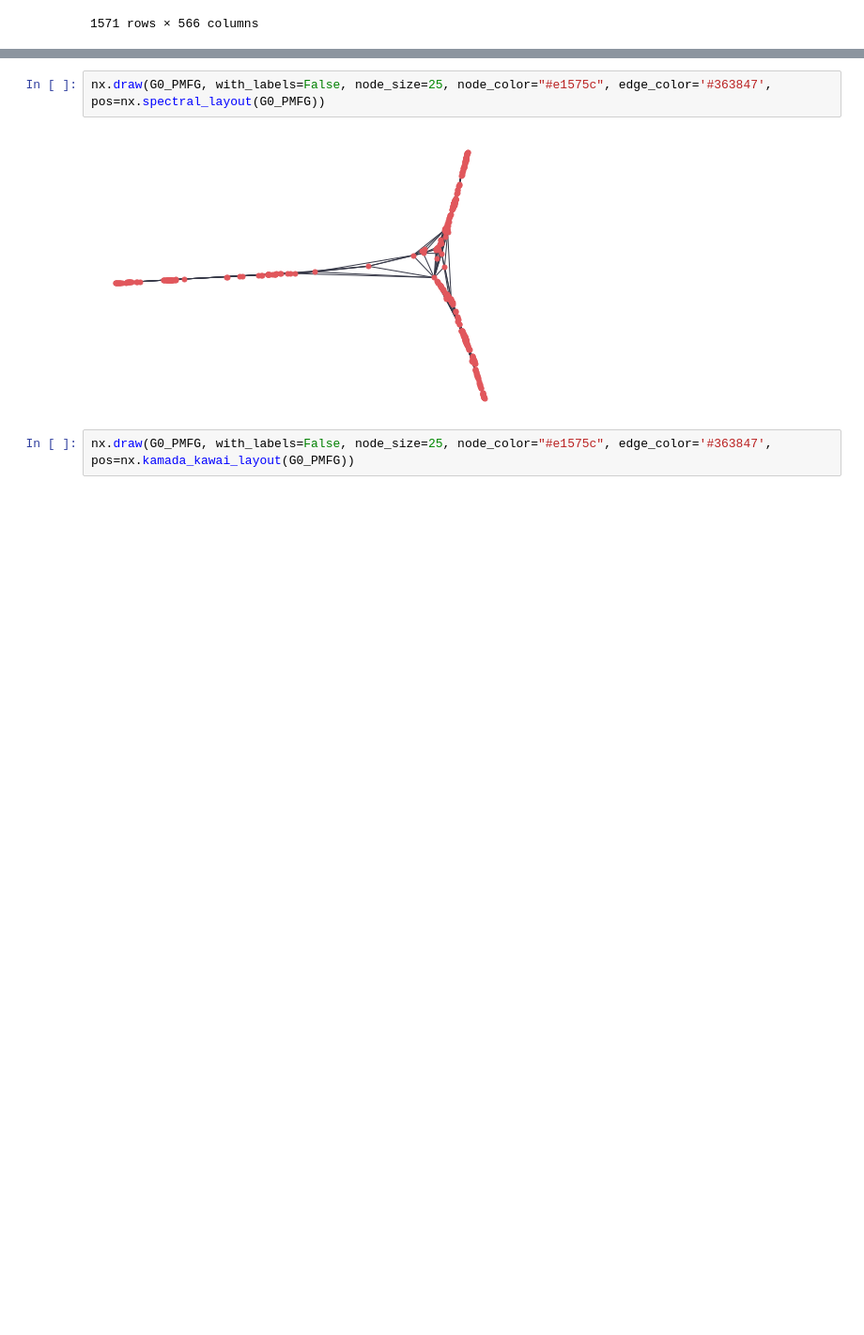
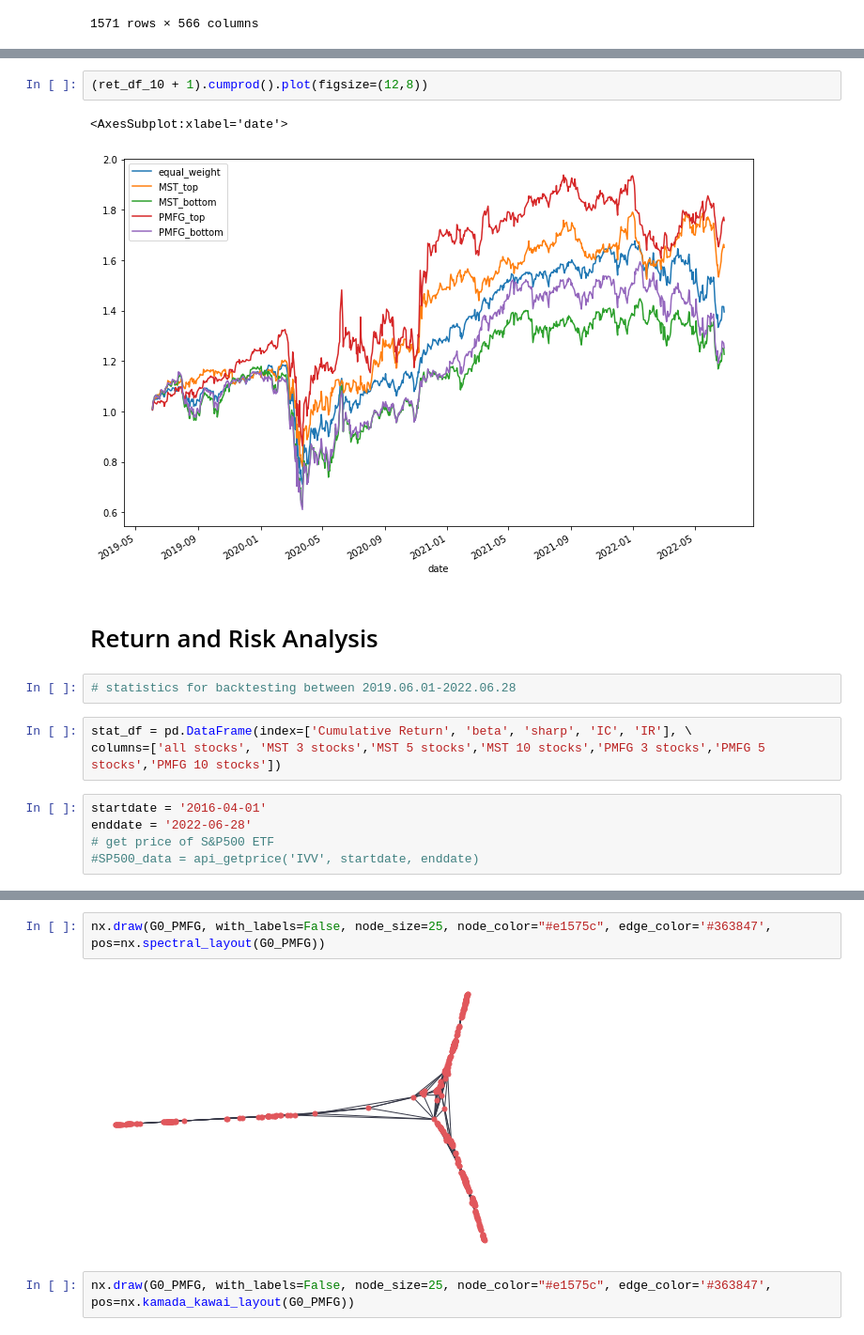
Before and after one commit to RuiqiLiu213/Project-Stock-Trading-Strategies-Based-On-Graph-Algorithm, a Jupyter notebook: Data Sourcing, Preliminary Analysis, and Centrality Ranking Construction.ipynb, the cells around one changed output, grey strips where cells are left out. Shown at 94% size. Drawn from its saved outputs; the diff is of its cells as text; blank space fills up the shorter version.

```diff
--- a/Data Sourcing, Preliminary Analysis, and Centrality Ranking Construction.ipynb
+++ b/Data Sourcing, Preliminary Analysis, and Centrality Ranking Construction.ipynb
@@ -487,0 +546,17 @@ len(list(temp[temp>=0].index))
+# %%
+(ret_df_10 + 1).cumprod().plot(figsize=(12,8))
+# %% [output]
+<AxesSubplot:xlabel='date'>
+[figure, added]
+# %% [markdown]
+# Return and Risk Analysis
+# %%
+# statistics for backtesting between 2019.06.01-2022.06.28
+# %%
+stat_df = pd.DataFrame(index=['Cumulative Return', 'beta', 'sharp', 'IC', 'IR'], \
+columns=['all stocks', 'MST 3 stocks','MST 5 stocks','MST 10 stocks','PMFG 3 stocks','PMFG 5 stocks','PMFG 10 stocks'])
+# %%
+startdate = '2016-04-01'
+enddate = '2022-06-28'
+# get price of S&P500 ETF
+#SP500_data = api_getprice('IVV', startdate, enddate)
```
Also changed, not shown: parts of 38 cells of this notebook.
